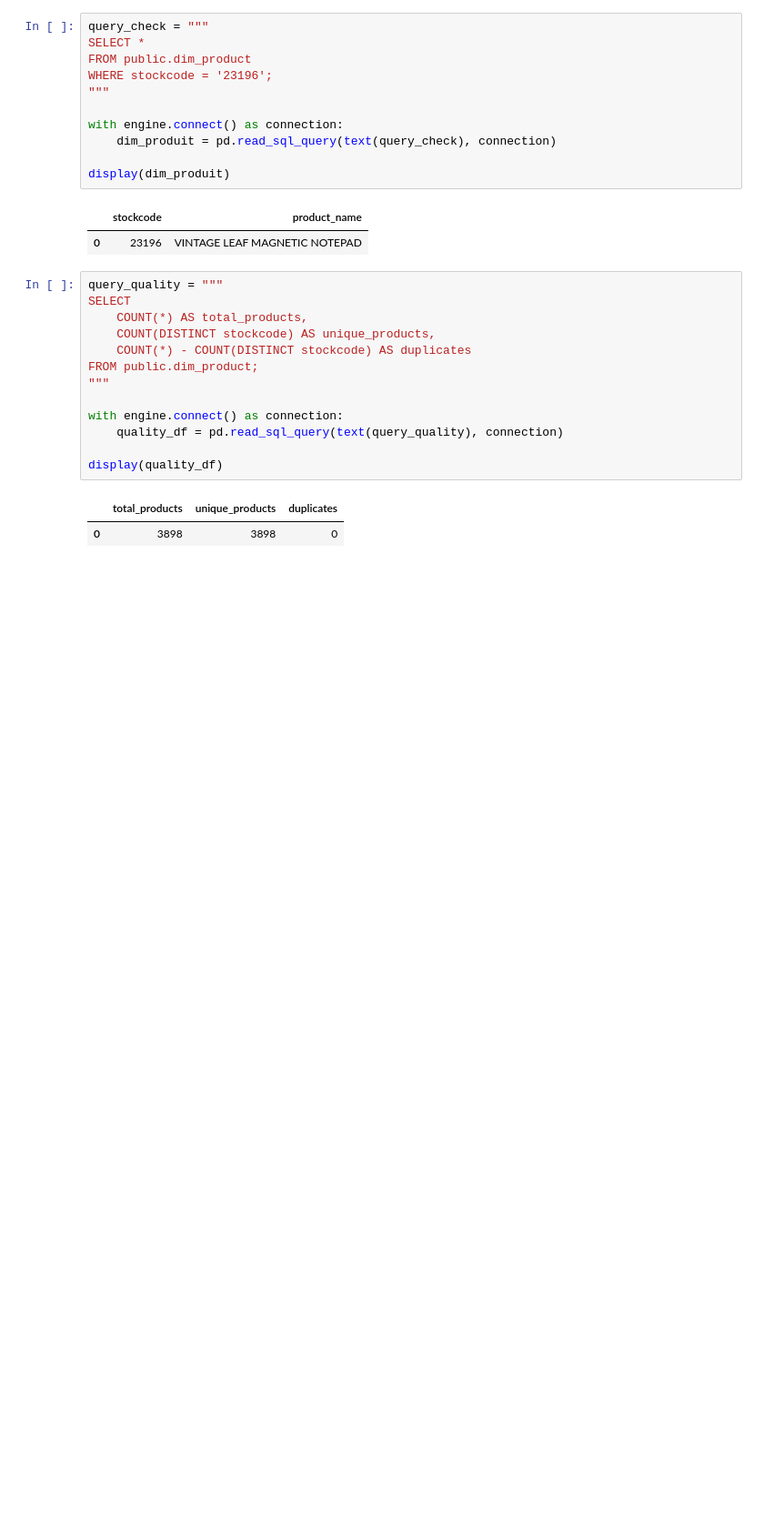
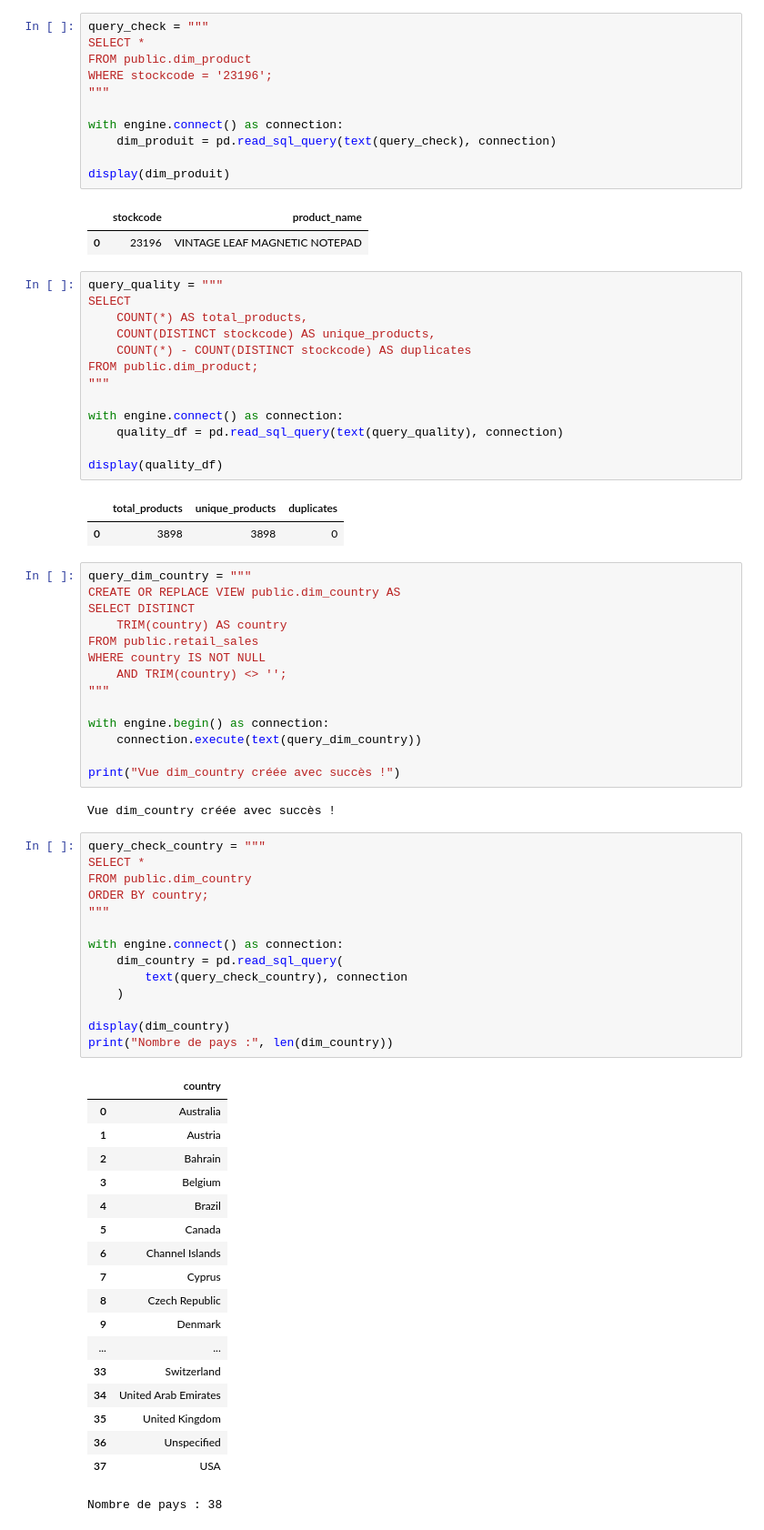
Before and after one commit to yara951/customer-analytics-dashboard, a Jupyter notebook: notebooks/04_sql_advanced.ipynb, the cells around one changed output. Shown at 91% size. Drawn from its saved outputs; the diff is of its cells as text; blank space fills up the shorter version.

```diff
--- a/notebooks/04_sql_advanced.ipynb
+++ b/notebooks/04_sql_advanced.ipynb
@@ -586,3 +586,52 @@ display(quality_df)
 # %% [output]
 |  | total_products | unique_products | duplicates |
 | 0 | 3898 | 3898 | 0 |
+# %%
+query_dim_country = """
+CREATE OR REPLACE VIEW public.dim_country AS
+SELECT DISTINCT
+    TRIM(country) AS country
+FROM public.retail_sales
+WHERE country IS NOT NULL
+    AND TRIM(country) <> '';
+"""
+
+with engine.begin() as connection:
+    connection.execute(text(query_dim_country))
+
+print("Vue dim_country créée avec succès !")
+# %% [output]
+Vue dim_country créée avec succès !
+# %%
+query_check_country = """
+SELECT *
+FROM public.dim_country
+ORDER BY country;
+"""
+
+with engine.connect() as connection:
+    dim_country = pd.read_sql_query(
+        text(query_check_country), connection
+    )
+
+display(dim_country)
+print("Nombre de pays :", len(dim_country))
+# %% [output]
+|  | country |
+| 0 | Australia |
+| 1 | Austria |
+| 2 | Bahrain |
+| 3 | Belgium |
+| 4 | Brazil |
+| 5 | Canada |
+| 6 | Channel Islands |
+| 7 | Cyprus |
+| 8 | Czech Republic |
+| 9 | Denmark |
+| ... | ... |
+| 33 | Switzerland |
+| 34 | United Arab Emirates |
+| 35 | United Kingdom |
+| 36 | Unspecified |
+| 37 | USA |
+Nombre de pays : 38
```
Also changed, not shown: parts of 6 cells of this notebook.
